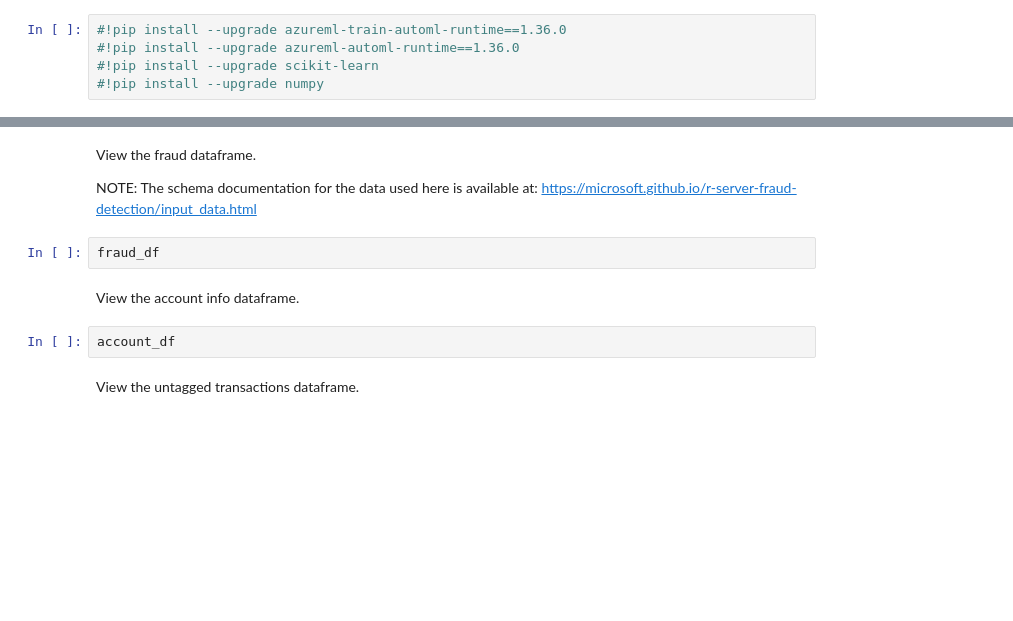
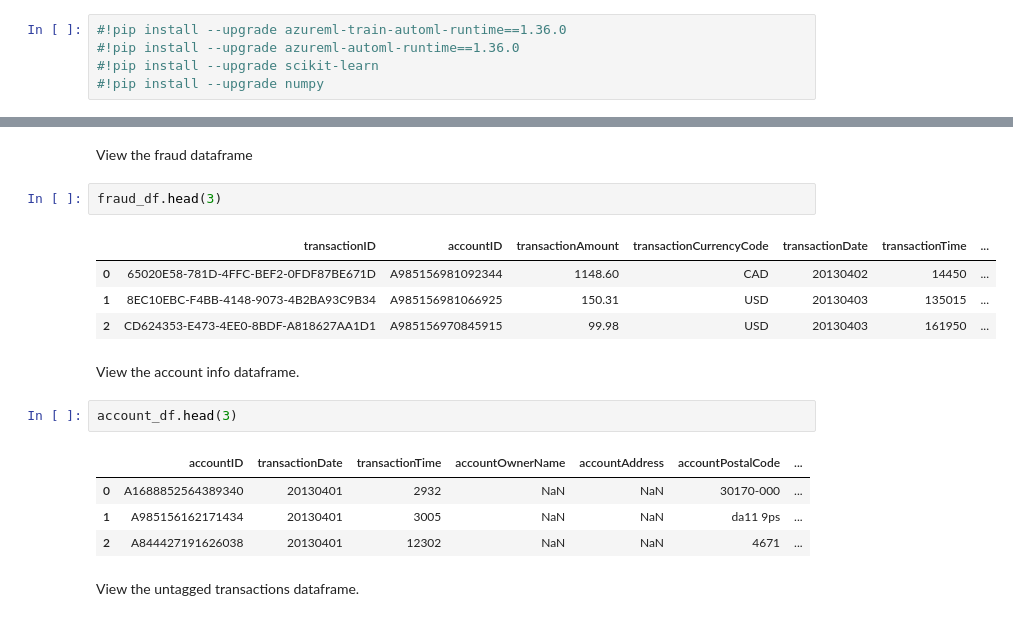
Before and after one commit to teja-vardhan-kumar/innovative-fraud-detection, a Jupyter notebook: Prepare real-time scoring model.ipynb, the cells around one changed output, grey strips where cells are left out. Drawn from its saved outputs; the diff is of its cells as text; blank space fills up the shorter version.

```diff
--- a/Prepare real-time scoring model.ipynb
+++ b/Prepare real-time scoring model.ipynb
@@ -44,14 +30,21 @@ untagged_df = untagged_ds.to_pandas_dataframe()
-# %% [markdown]
-View the fraud dataframe.
-
-NOTE: The schema documentation for the data used here is available at:
-https://microsoft.github.io/r-server-fraud-detection/input_data.html
+# %% [markdown]
+View the fraud dataframe
 # %%
-fraud_df
+fraud_df.head(3)
+# %% [output]
+|  | transactionID | accountID | transactionAmount | transactionCurrencyCode | transactionDate | transactionTime | ... |
+| 0 | 65020E58-781D-4FFC-BEF2-0FDF87BE671D | A985156981092344 | 1148.60 | CAD | 20130402 | 14450 | ... |
+| 1 | 8EC10EBC-F4BB-4148-9073-4B2BA93C9B34 | A985156981066925 | 150.31 | USD | 20130403 | 135015 | ... |
+| 2 | CD624353-E473-4EE0-8BDF-A818627AA1D1 | A985156970845915 | 99.98 | USD | 20130403 | 161950 | ... |
 # %% [markdown]
 View the account info dataframe.
 # %%
-account_df
+account_df.head(3)
+# %% [output]
+|  | accountID | transactionDate | transactionTime | accountOwnerName | accountAddress | accountPostalCode | ... |
+| 0 | A1688852564389340 | 20130401 | 2932 | NaN | NaN | 30170-000 | ... |
+| 1 | A985156162171434 | 20130401 | 3005 | NaN | NaN | da11 9ps | ... |
+| 2 | A844427191626038 | 20130401 | 12302 | NaN | NaN | 4671 | ... |
 # %% [markdown]
 View the untagged transactions dataframe.
 # %%
```
Also changed, not shown: parts of 34 cells of this notebook, 36 other files.
